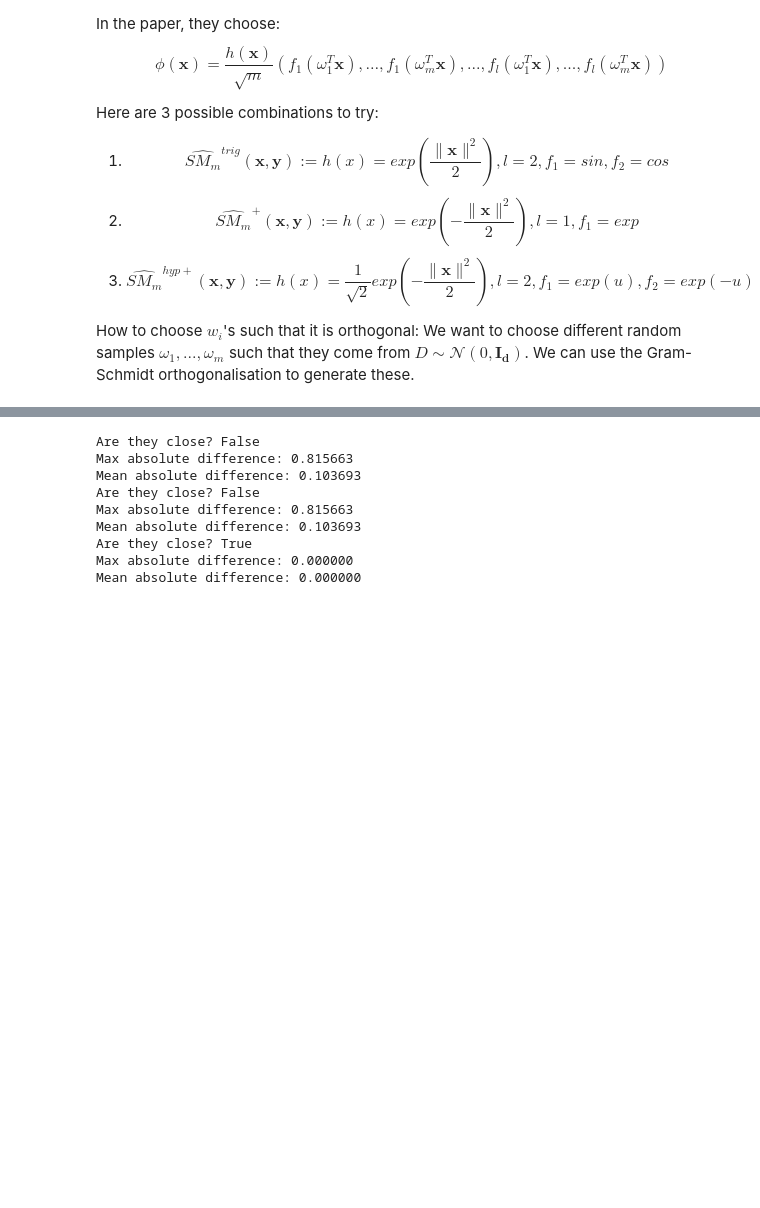
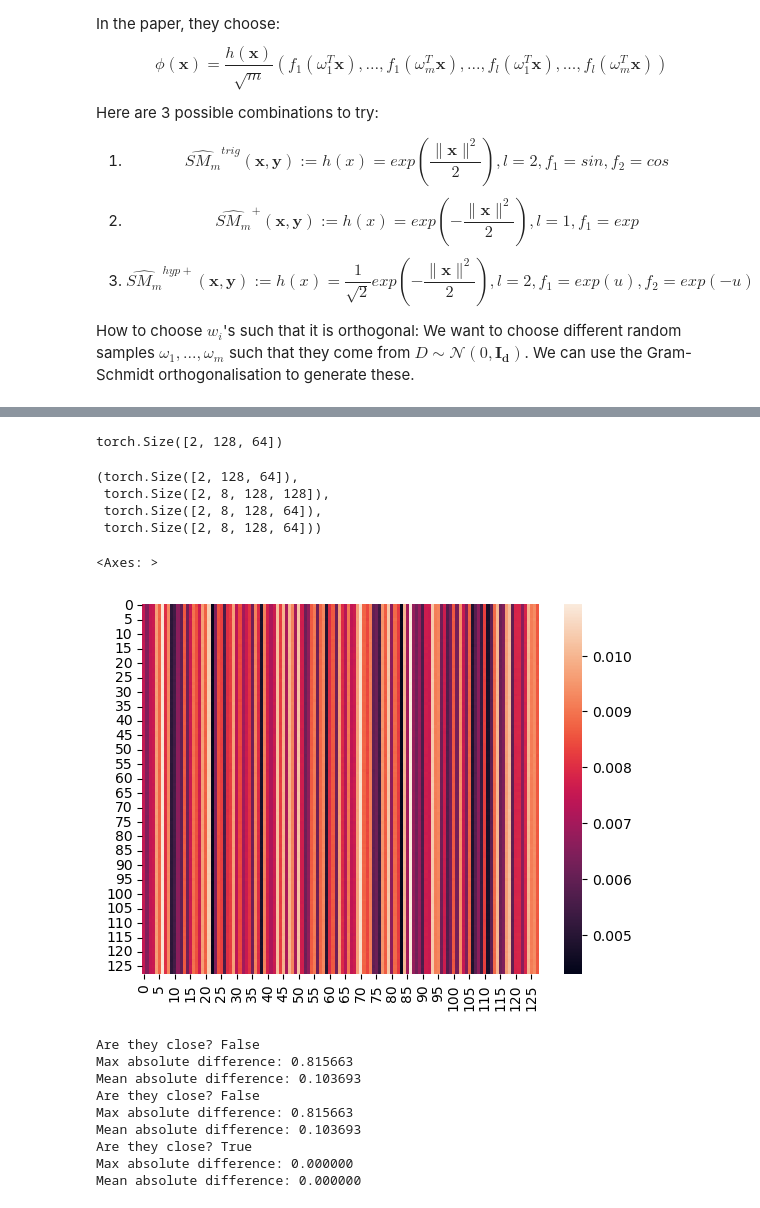
Before and after one commit to SharmaLlama/dl-from-scratch, a Jupyter notebook: papers/rethinking_attention_with_performers/analysis.ipynb, the cells around one changed output, grey strips where cells are left out. Saved outputs shown, nothing was run; the diff lists cells and outputs as text; code cells hidden in the pictures; blank space fills up the shorter version.

```diff
--- a/papers/rethinking_attention_with_performers/analysis.ipynb
+++ b/papers/rethinking_attention_with_performers/analysis.ipynb
@@ -276,0 +363,7 @@ buf_2 = np.einsum('lm,lmd->ld', new_query, G)
+# %%
+L = 128   # Sequence length / Batch size
+d = 64   # Embedding dimension
+m = d  # Number of random features
+B = 2
+n_heads = 8
+MHFA = FAVORMultiHeadAttention(n_heads=8, d_model=d, dk=d//n_heads, dv=d//n_heads, m_features=m, kernel_type="+")
@@ -277,3 +376,20 @@ buf_2 = np.einsum('lm,lmd->ld', new_query, G)
+# %%
+res.shape  # Should be (B, L, d)
+# %% [output]
+torch.Size([2, 128, 64])
+# %%
+res.shape, MHFA.attention_scores.shape, MHFA.queries.shape, MHFA.keys.shape
+# %% [output]
+(torch.Size([2, 128, 64]),
+ torch.Size([2, 8, 128, 128]),
+ torch.Size([2, 8, 128, 64]),
+ torch.Size([2, 8, 128, 64]))
+# %%
+import seaborn as sns
+sns.heatmap(MHFA.attention_scores[0, 7, :, :].detach().numpy())
+# %% [output]
+<Axes: >
+[figure, added]
 # %%
 q = np.random.randn(L, d)
 k = np.random.randn(L, d)
```
Also changed, not shown: parts of 6 cells of this notebook, 11 other files.
